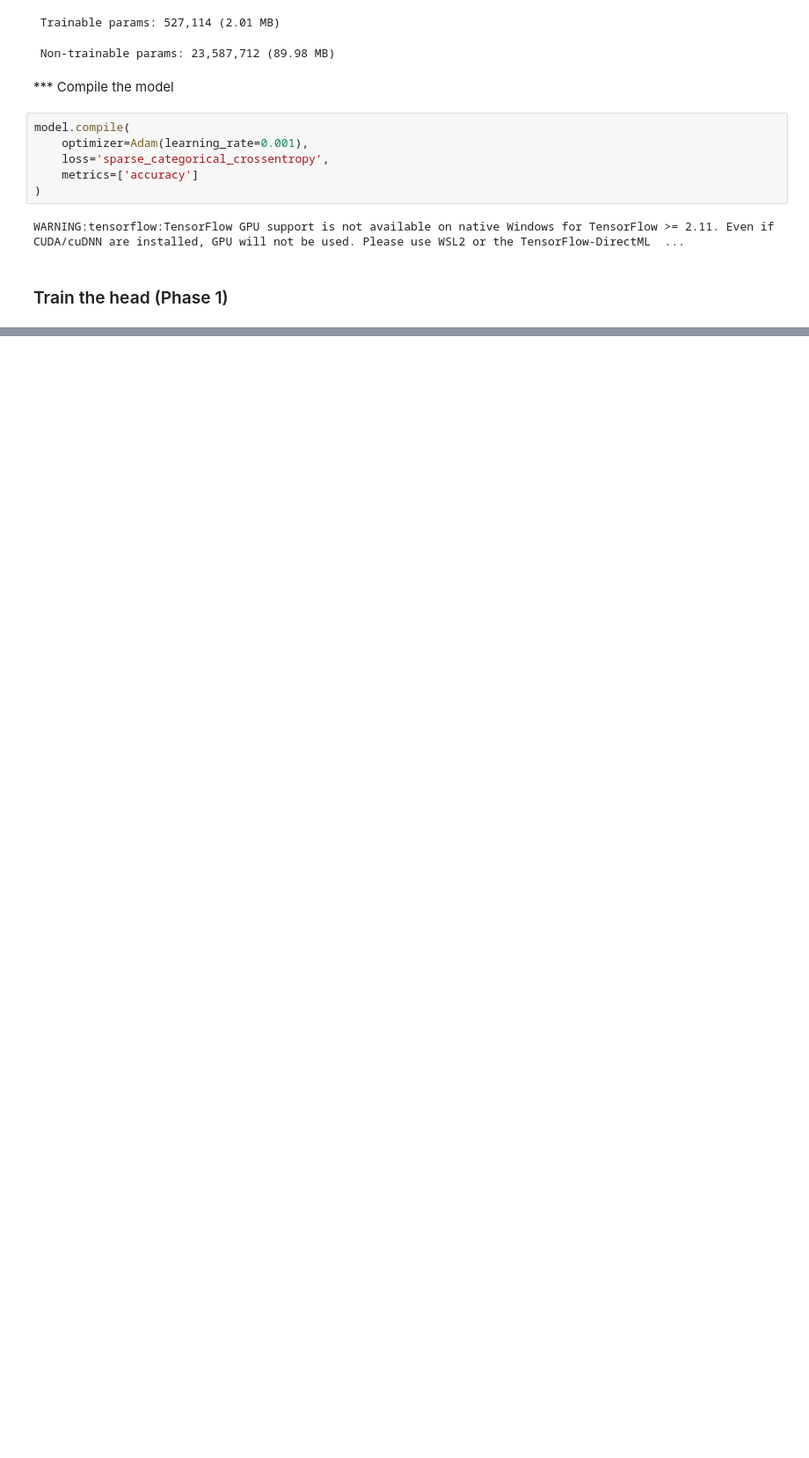
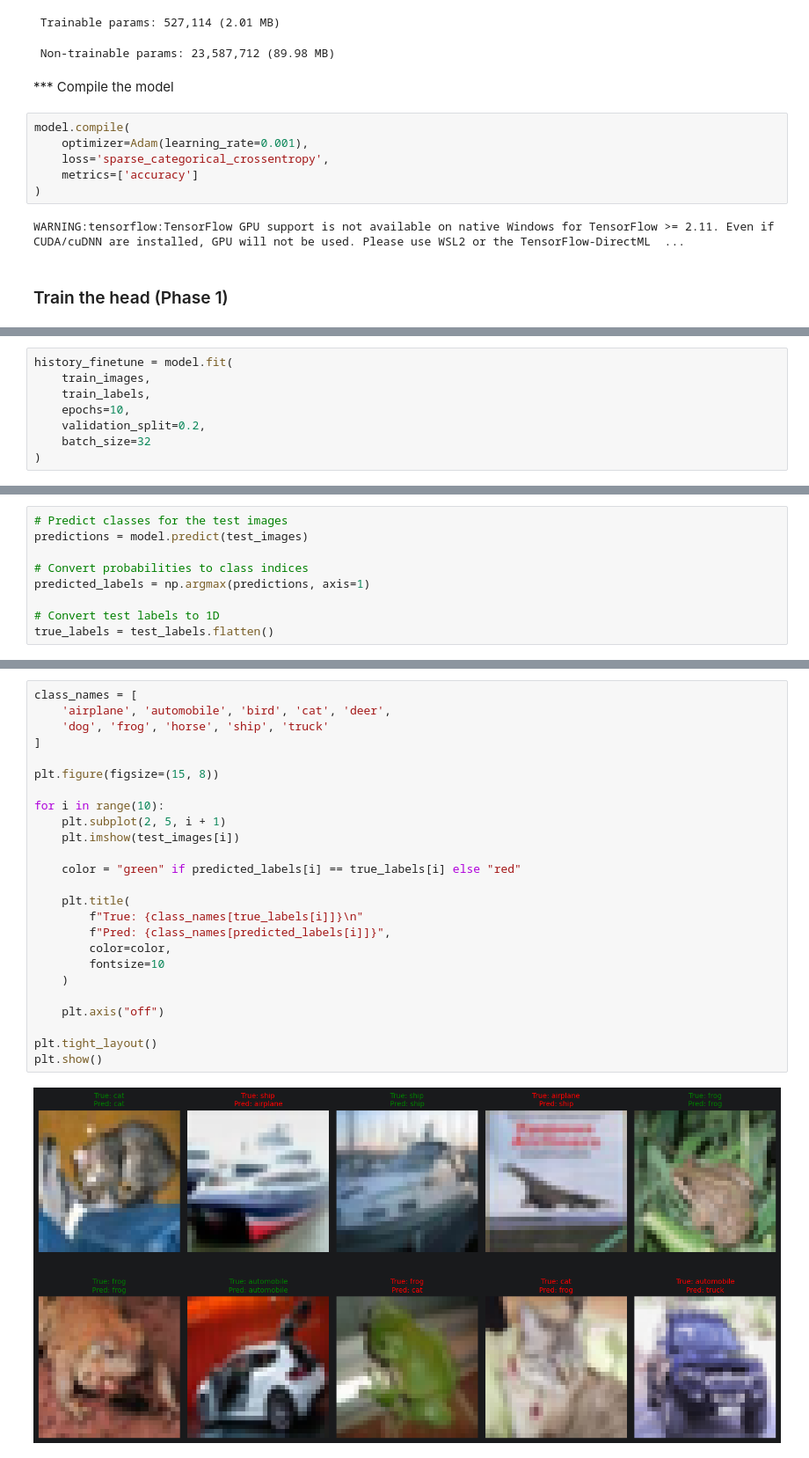
Before and after one commit to pavlovamarija-sys/CIFAR10-Computer-Vision-Transfer-Learning, a Jupyter notebook: notebooks/cifar10_transfer_learning.ipynb, the cells around one changed output, grey strips where cells are left out. Shown at 88% size. Drawn from its saved outputs; the diff is of its cells as text; blank space fills up the shorter version.

```diff
--- a/notebooks/cifar10_transfer_learning.ipynb
+++ b/notebooks/cifar10_transfer_learning.ipynb
@@ -174,0 +232,8 @@ Epoch 3/10
+# %%
+history_finetune = model.fit(
+    train_images,
+    train_labels,
+    epochs=10,
+    validation_split=0.2,
+    batch_size=32
+)
@@ -174,0 +281,9 @@ Epoch 3/10
+# %%
+# Predict classes for the test images
+predictions = model.predict(test_images)
+
+# Convert probabilities to class indices
+predicted_labels = np.argmax(predictions, axis=1)
+
+# Convert test labels to 1D
+true_labels = test_labels.flatten()
@@ -174,0 +294,27 @@ Epoch 3/10
+# %%
+class_names = [
+    'airplane', 'automobile', 'bird', 'cat', 'deer',
+    'dog', 'frog', 'horse', 'ship', 'truck'
+]
+
+plt.figure(figsize=(15, 8))
+
+for i in range(10):
+    plt.subplot(2, 5, i + 1)
+    plt.imshow(test_images[i])
+
+    color = "green" if predicted_labels[i] == true_labels[i] else "red"
+
+    plt.title(
+        f"True: {class_names[true_labels[i]]}\n"
+        f"Pred: {class_names[predicted_labels[i]]}",
+        color=color,
+        fontsize=10
+    )
+
+    plt.axis("off")
+
+plt.tight_layout()
+plt.show()
+# %% [output]
+[figure, added]
```
Also changed, not shown: parts of 18 cells of this notebook, 2 other files.
